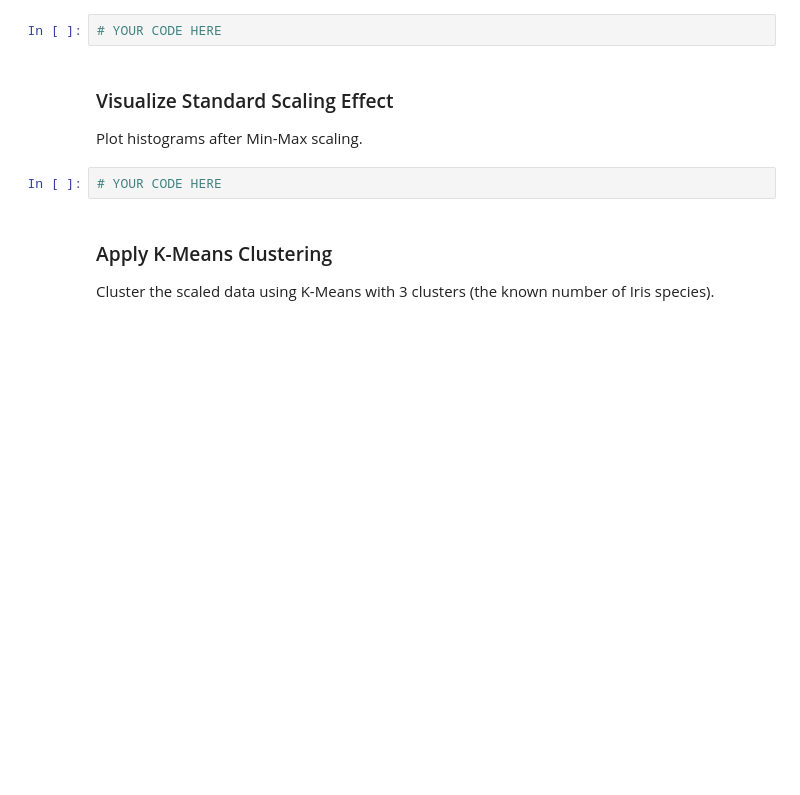
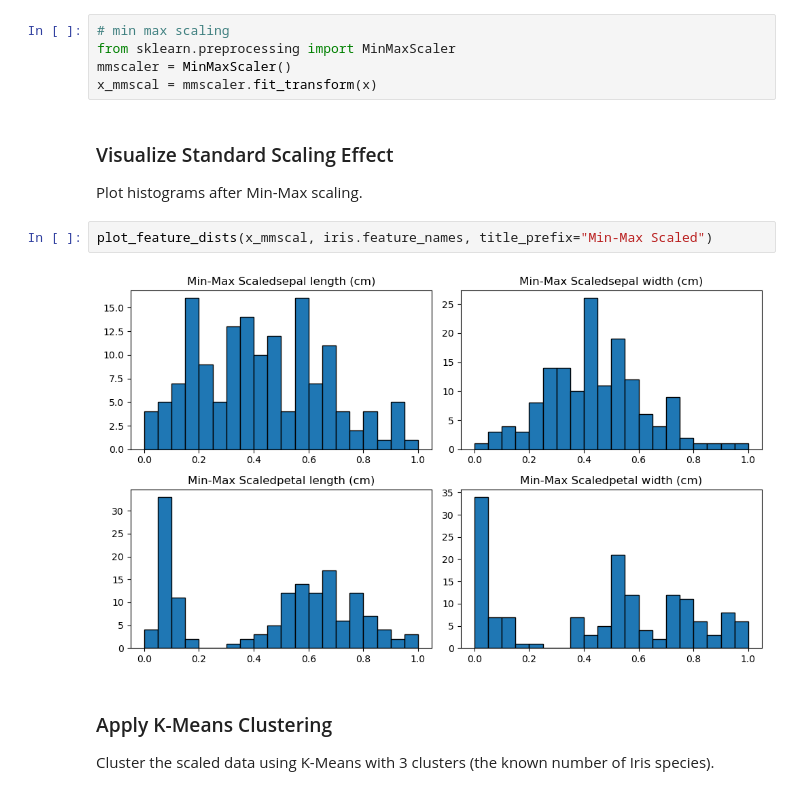
Before and after one commit to bruno-sassi/data_analytics_MSc, a Jupyter notebook: Projects&Practice/Python101/M9 Clustering & unsupervised methods/Week9_activity_questions_only.ipynb, the cells around one changed output. Saved outputs shown, nothing was run; the diff lists cells and outputs as text; blank space fills up the shorter version.

```diff
--- a/Projects&Practice/Python101/M9 Clustering & unsupervised methods/Week9_activity_questions_only.ipynb
+++ b/Projects&Practice/Python101/M9 Clustering & unsupervised methods/Week9_activity_questions_only.ipynb
@@ -114,12 +204,17 @@ regardless of their original spread. This makes distance-based clustering more r
 ### Try Min-Max Scaling
 Now rescale the features to a 0–1 range using MinMaxScaler and visualize the result.
 # %%
-# YOUR CODE HERE
+# min max scaling
+from sklearn.preprocessing import MinMaxScaler
+mmscaler = MinMaxScaler()
+x_mmscal = mmscaler.fit_transform(x)
 # %% [markdown]
 ### Visualize Standard Scaling Effect
 Plot histograms after Min-Max scaling.
 # %%
-# YOUR CODE HERE
+plot_feature_dists(x_mmscal, iris.feature_names, title_prefix="Min-Max Scaled")
+# %% [output]
+[figure, added]
 # %% [markdown]
 ### Apply K-Means Clustering
 Cluster the scaled data using K-Means with 3 clusters (the known number of Iris species).
```
Also changed, not shown: parts of 29 cells of this notebook, 6 other files.
